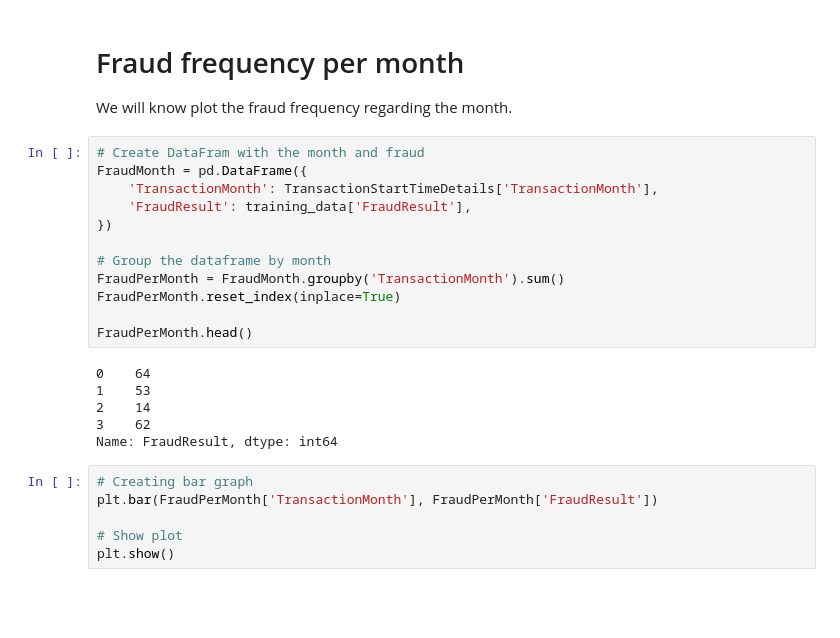
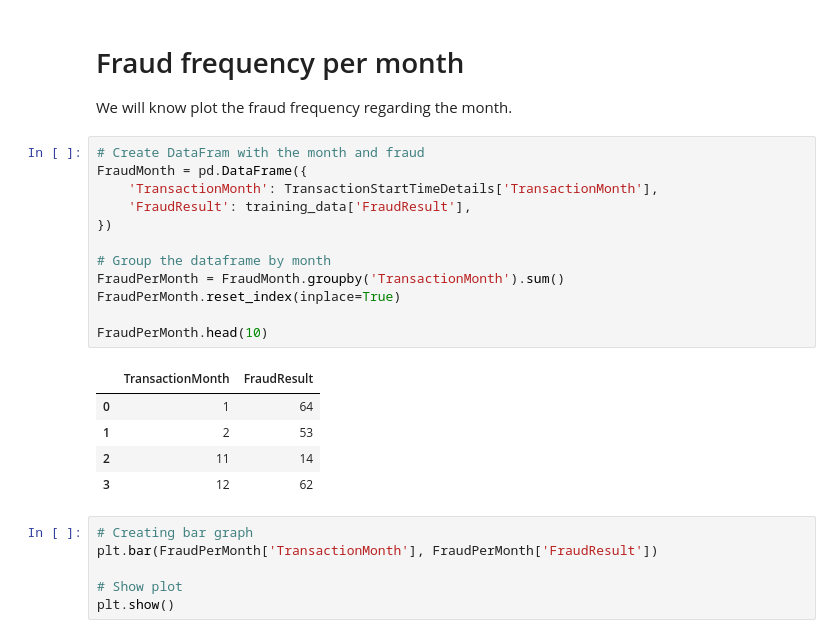
Before and after one commit to alex210501/AI5L-L1-FraudDetection, a Jupyter notebook: ml_project.ipynb, the cells around one changed output. Cells and saved outputs as stored; diff of their text form; blank space fills up the shorter version.

```diff
--- a/ml_project.ipynb
+++ b/ml_project.ipynb
@@ -280,21 +291,21 @@ We will know plot the fraud frequency regarding the month.
 # %%
 # Create DataFram with the month and fraud
 FraudMonth = pd.DataFrame({
     'TransactionMonth': TransactionStartTimeDetails['TransactionMonth'],
     'FraudResult': training_data['FraudResult'],
 })
 
 # Group the dataframe by month
 FraudPerMonth = FraudMonth.groupby('TransactionMonth').sum()
 FraudPerMonth.reset_index(inplace=True)
 
-FraudPerMonth.head()
+FraudPerMonth.head(10)
 # %% [output]
-0    64
-1    53
-2    14
-3    62
-Name: FraudResult, dtype: int64
+|  | TransactionMonth | FraudResult |
+| 0 | 1 | 64 |
+| 1 | 2 | 53 |
+| 2 | 11 | 14 |
+| 3 | 12 | 62 |
 # %%
 # Creating bar graph
 plt.bar(FraudPerMonth['TransactionMonth'], FraudPerMonth['FraudResult'])
```
Also changed, not shown: parts of 4 cells of this notebook.
